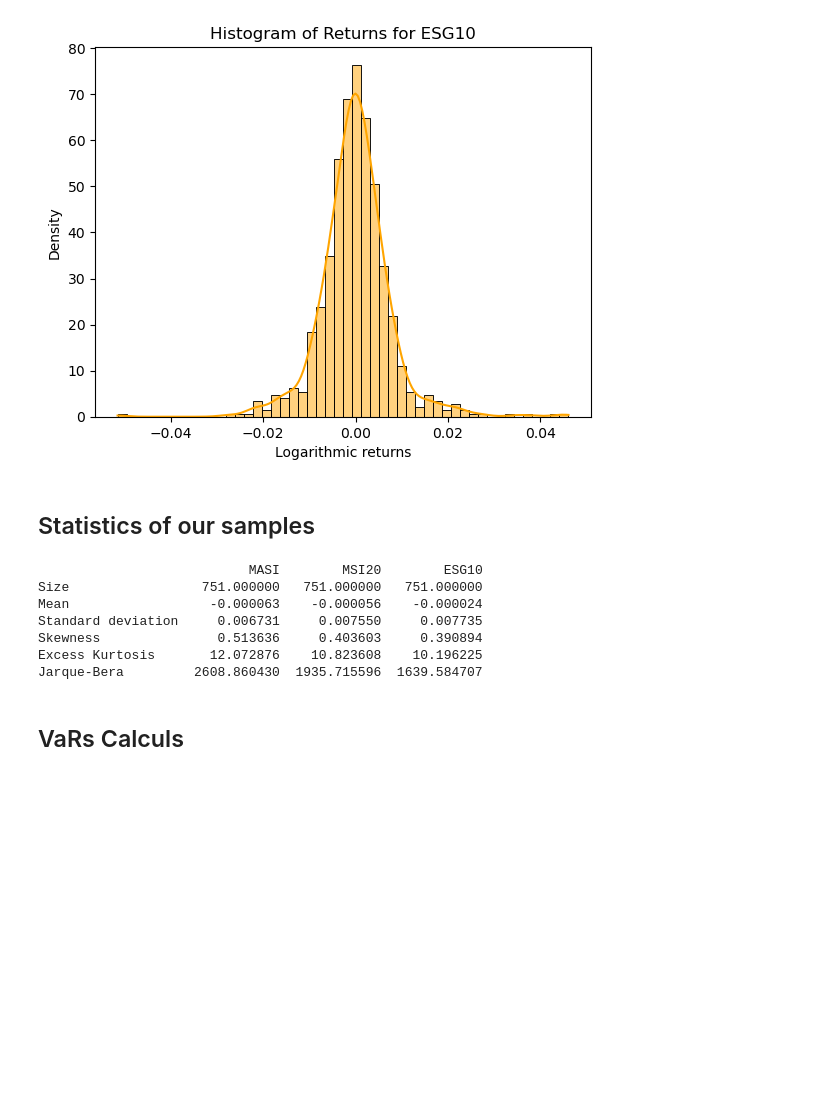
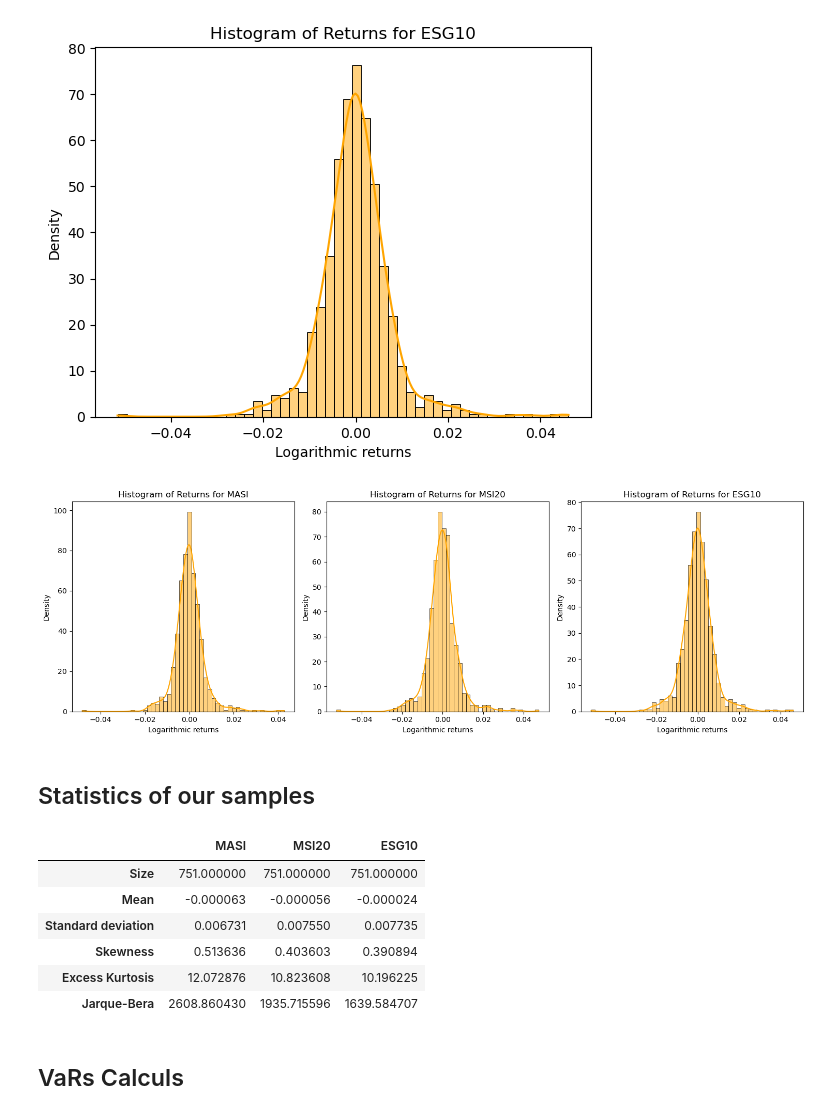
Before and after one commit to ouzlimnadir/VaR, a Jupyter notebook: VaR.ipynb, the cells around one changed output. Drawn from its saved outputs; the diff is of its cells as text; code cells hidden in the pictures; blank space fills up the shorter version.

Commit message:
Better Visualisation results

```diff
--- a/VaR.ipynb
+++ b/VaR.ipynb
@@ -73,6 +70,28 @@ for ticker in tickers:
 [figure]
 [figure]
 [figure]
+# %%
+import seaborn as sns
+import matplotlib.pyplot as plt
+
+fig, axs = plt.subplots(1, 3, figsize=(15, 5))  # 1 row, 3 columns
+
+# Supposons que log_returns[ticker] contient vos données de rendements logarithmiques
+for idx, ticker in enumerate(tickers):
+    # Créer l'histogramme avec seaborn
+    filtered_returns = log_returns[ticker][log_returns[ticker] != 0]
+    sns.histplot(filtered_returns, bins=50, kde=True, color='orange', stat='density', ax=axs[idx])
+
+    # Ajouter des étiquettes et un titre
+    axs[idx].set_xlabel('Logarithmic returns')
+    axs[idx].set_ylabel('Density')
+    axs[idx].set_title(f'Histogram of Returns for {ticker}')
+
+plt.tight_layout()
+plt.savefig(folderIMG+'density_'+'ALL'+png)
+plt.show()
+# %% [output]
+[figure, added]
 # %% [markdown]
 ## Statistics of our samples
 # %%
@@ -100,15 +119,20 @@ for ticker in tickers:
             jarque_bera(filtered_returns)[0]
         ]
 
-print(statistics)
+
+# saving in csv file
+statistics.to_csv('results/csv/statistics.csv')
+
+# Output the statistics
+statistics
 # %% [output]
-                           MASI        MSI20        ESG10
-Size                 751.000000   751.000000   751.000000
-Mean                  -0.000063    -0.000056    -0.000024
-Standard deviation     0.006731     0.007550     0.007735
-Skewness               0.513636     0.403603     0.390894
-Excess Kurtosis       12.072876    10.823608    10.196225
-Jarque-Bera         2608.860430  1935.715596  1639.584707
+|  | MASI | MSI20 | ESG10 |
+| Size | 751.000000 | 751.000000 | 751.000000 |
+| Mean | -0.000063 | -0.000056 | -0.000024 |
+| Standard deviation | 0.006731 | 0.007550 | 0.007735 |
+| Skewness | 0.513636 | 0.403603 | 0.390894 |
+| Excess Kurtosis | 12.072876 | 10.823608 | 10.196225 |
+| Jarque-Bera | 2608.860430 | 1935.715596 | 1639.584707 |
 # %% [markdown]
 ## VaRs Calculs
 # %%
```
Also changed, not shown: parts of 8 cells of this notebook, 8 other files.
